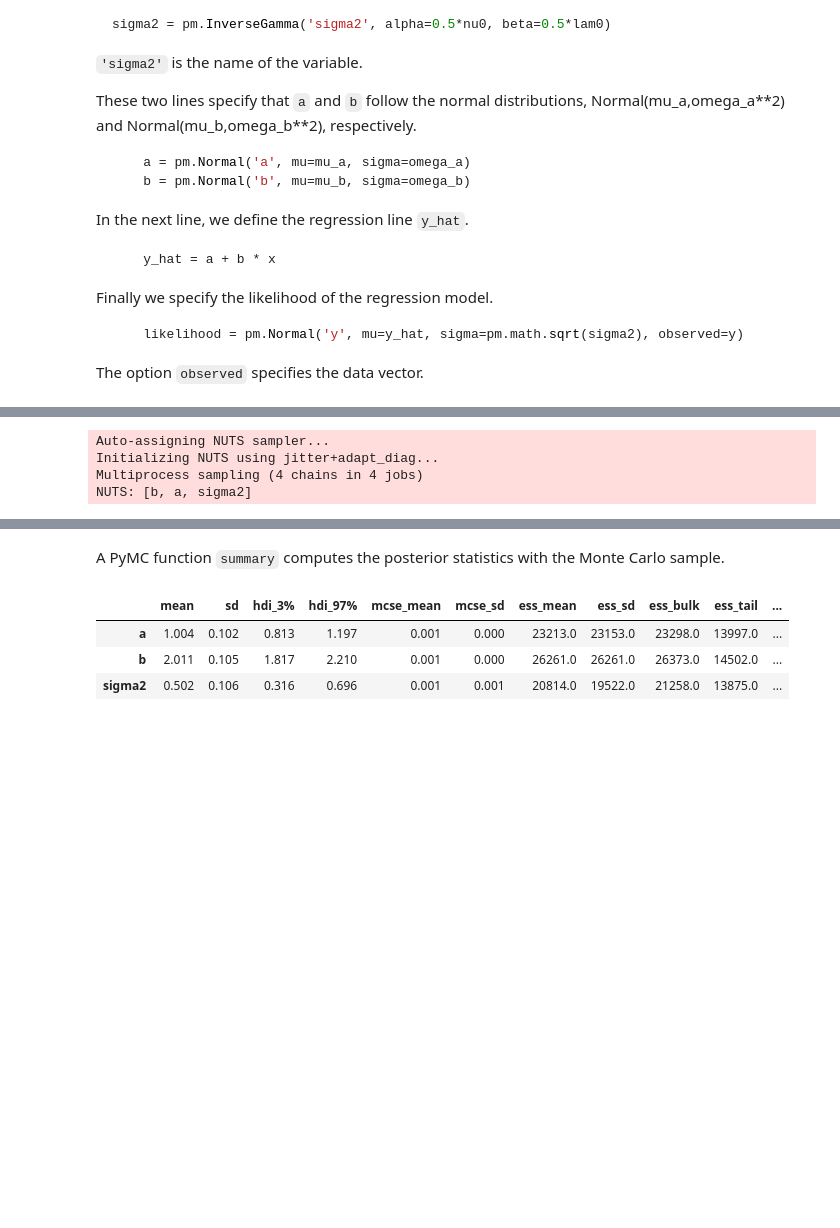
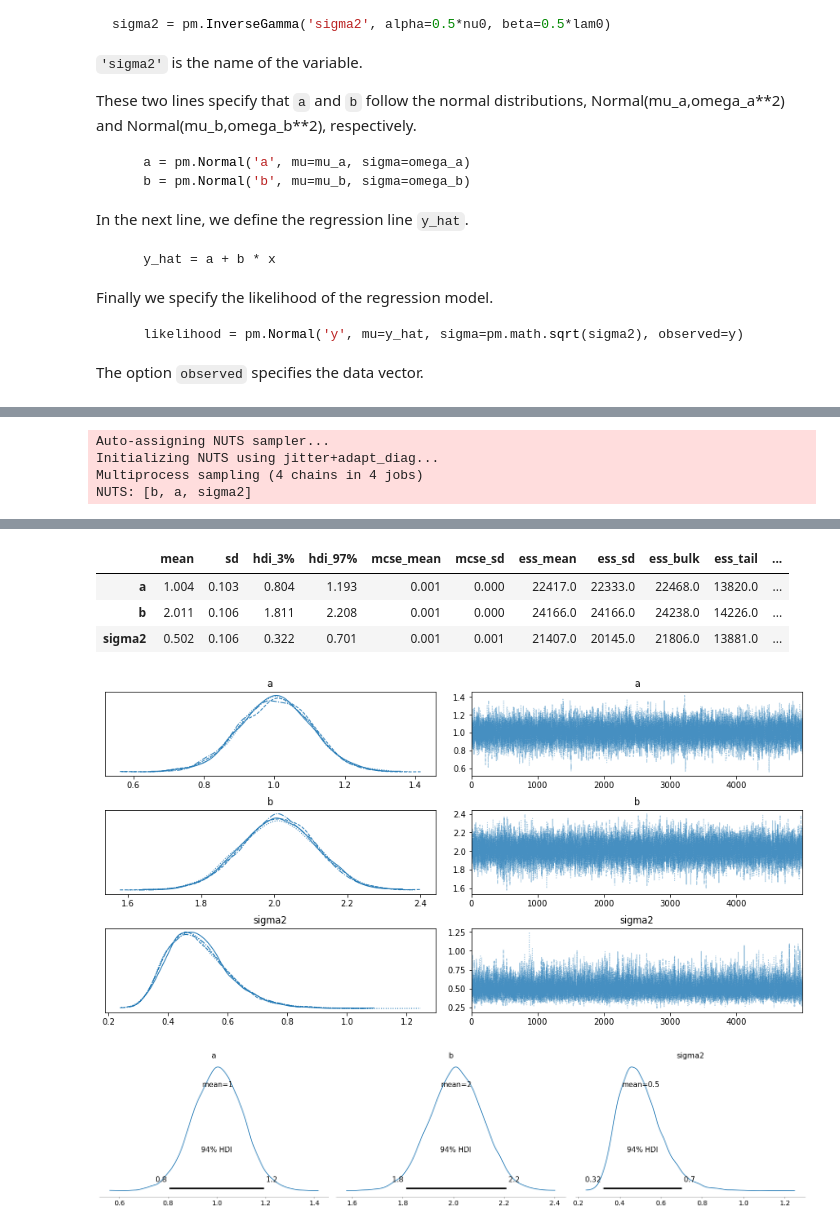
Before and after one commit to nakatsuma/probability_and_statistics, a Jupyter notebook: notebook-a/regression.ipynb, the cells around one changed output, grey strips where cells are left out. Cells and saved outputs as stored; diff of their text form; code cells hidden in the pictures; blank space fills up the shorter version.

```diff
--- a/notebook-a/regression.ipynb
+++ b/notebook-a/regression.ipynb
@@ -151,7 +155,11 @@ n_draws = 5000
 n_chains = 4
 n_tune = 1000
 with regresssion_normal_invgamma:
-    trace = pm.sample(draws=n_draws, chains=n_chains, tune=n_tune, random_seed=123)
+    trace = pm.sample(draws=n_draws, chains=n_chains, tune=n_tune, random_seed=123, return_inferencedata=False)
+    display(az.summary(trace))
+    az.plot_trace(trace)
+    az.plot_posterior(trace, kind='kde', point_estimate='mean')
+    plt.show()
 # %% [output]
 Auto-assigning NUTS sampler...
 Initializing NUTS using jitter+adapt_diag...
@@ -162,12 +170,9 @@ Sampling 4 chains for 1_000 tune and 5_000 draw iterations (4_000 + 20_000 draws
+|  | mean | sd | hdi_3% | hdi_97% | mcse_mean | mcse_sd | ess_mean | ess_sd | ess_bulk | ess_tail | ... |
+| a | 1.004 | 0.103 | 0.804 | 1.193 | 0.001 | 0.000 | 22417.0 | 22333.0 | 22468.0 | 13820.0 | ... |
+| b | 2.011 | 0.106 | 1.811 | 2.208 | 0.001 | 0.000 | 24166.0 | 24166.0 | 24238.0 | 14226.0 | ... |
+| sigma2 | 0.502 | 0.106 | 0.322 | 0.701 | 0.001 | 0.001 | 21407.0 | 20145.0 | 21806.0 | 13881.0 | ... |
+[figure, added]
+[figure, added]
-# %% [markdown]
-A PyMC function `summary` computes the posterior statistics with the Monte Carlo sample.
-# %%
-display(pm.summary(trace))
-# %% [output]
-|  | mean | sd | hdi_3% | hdi_97% | mcse_mean | mcse_sd | ess_mean | ess_sd | ess_bulk | ess_tail | ... |
-| a | 1.004 | 0.102 | 0.813 | 1.197 | 0.001 | 0.000 | 23213.0 | 23153.0 | 23298.0 | 13997.0 | ... |
-| b | 2.011 | 0.105 | 1.817 | 2.210 | 0.001 | 0.000 | 26261.0 | 26261.0 | 26373.0 | 14502.0 | ... |
-| sigma2 | 0.502 | 0.106 | 0.316 | 0.696 | 0.001 | 0.001 | 20814.0 | 19522.0 | 21258.0 | 13875.0 | ... |
 # %% [markdown]
 #### Effective sample size
 
```
Also changed, not shown: parts of 9 cells of this notebook.
